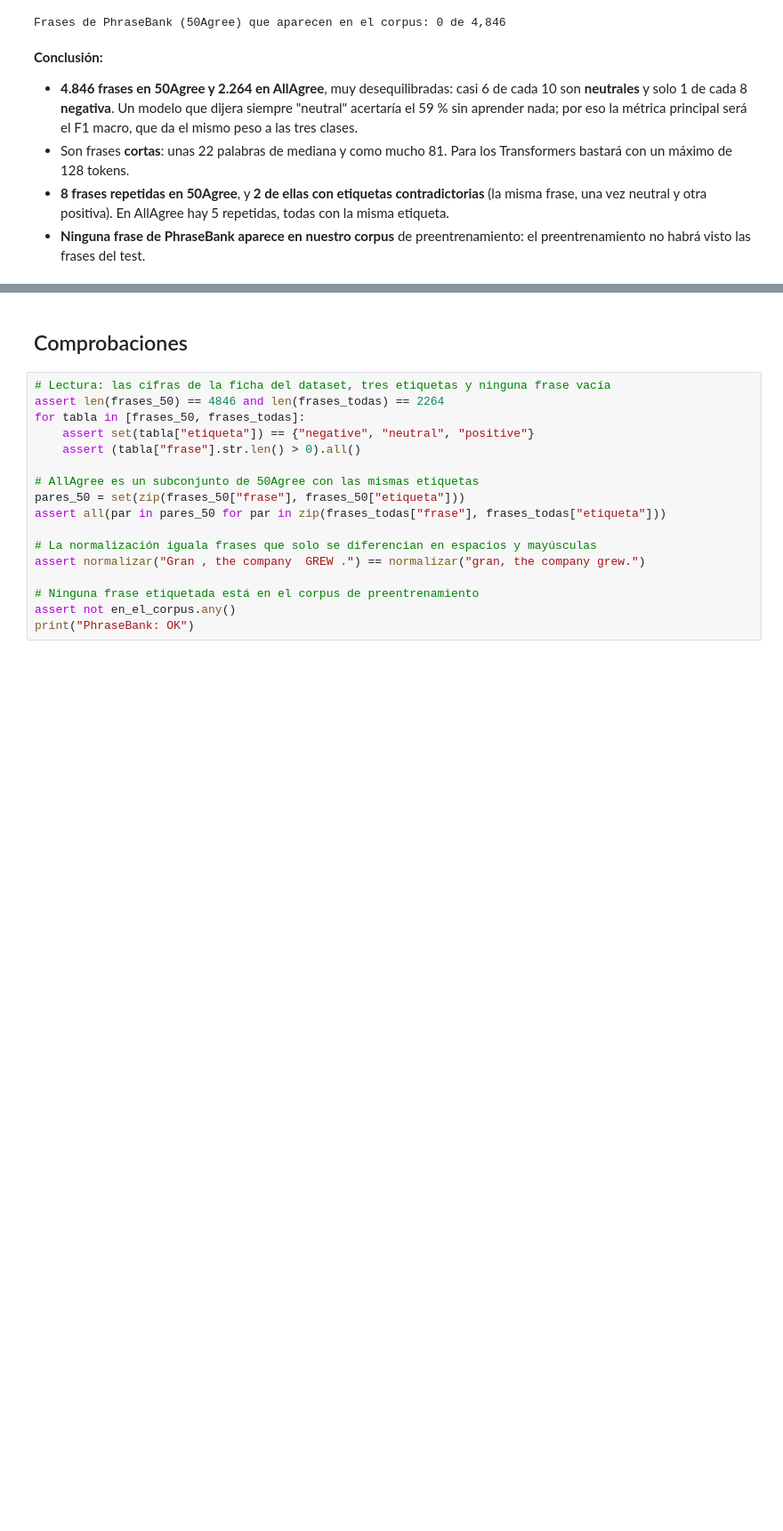
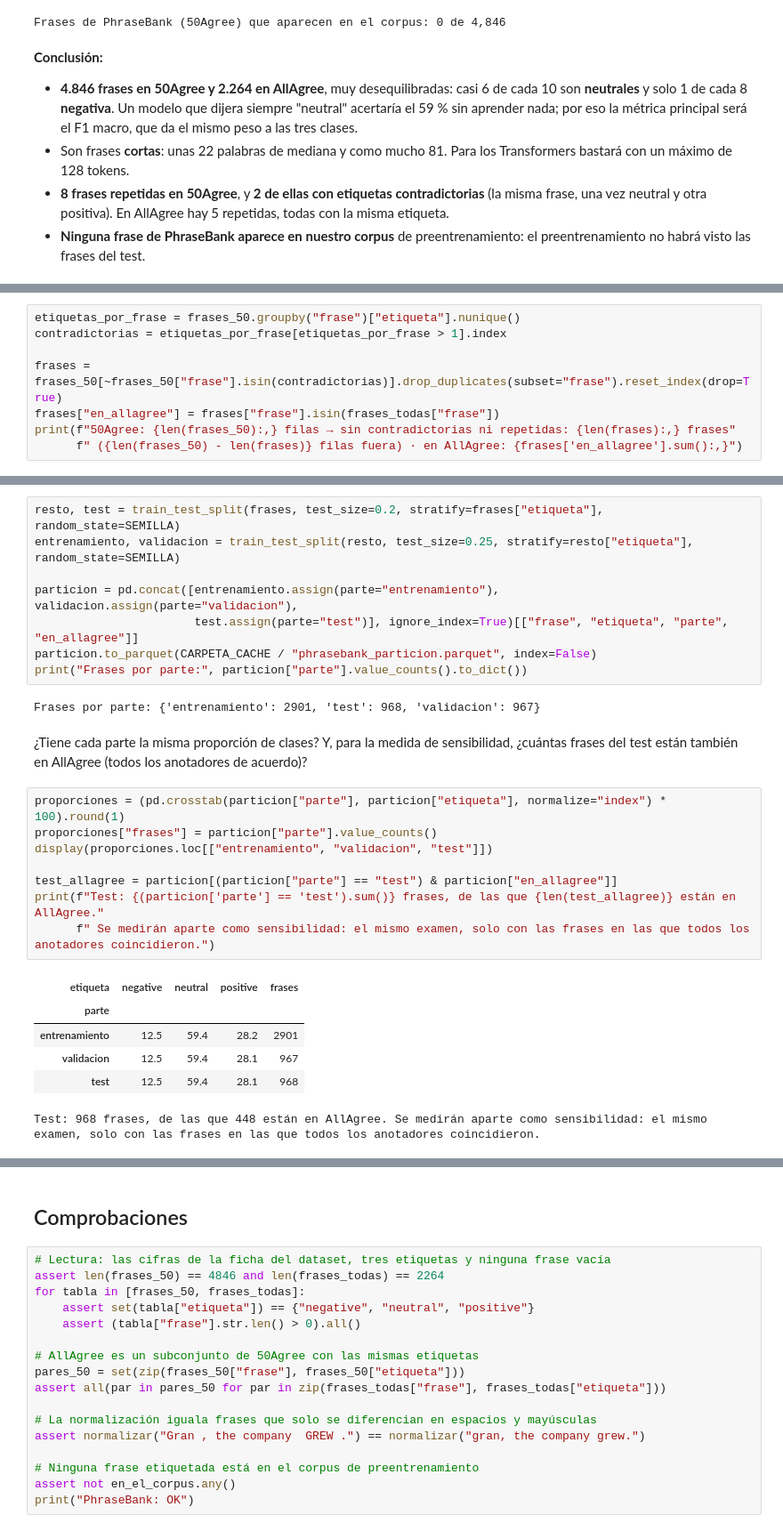
Before and after one commit to lucas-t-miguel/Screener-eeuu, a Jupyter notebook: 07_modelos_sentimiento.ipynb, the cells around one changed output, grey strips where cells are left out. Shown at 89% size. Cells and saved outputs as stored; diff of their text form; blank space fills up the shorter version.

Commit message:
Notebook 07 paso 2: particion 60/20/20 de PhraseBank sin repetidas y referencia siempre neutral
Co-Authored-By: Claude Opus 5.5 <noreply@anthropic.com>

```diff
--- a/07_modelos_sentimiento.ipynb
+++ b/07_modelos_sentimiento.ipynb
@@ -182,0 +196,8 @@ Frases de PhraseBank (50Agree) que aparecen en el corpus: 0 de 4,846
+# %%
+etiquetas_por_frase = frases_50.groupby("frase")["etiqueta"].nunique()
+contradictorias = etiquetas_por_frase[etiquetas_por_frase > 1].index
+
+frases = frases_50[~frases_50["frase"].isin(contradictorias)].drop_duplicates(subset="frase").reset_index(drop=True)
+frases["en_allagree"] = frases["frase"].isin(frases_todas["frase"])
+print(f"50Agree: {len(frases_50):,} filas → sin contradictorias ni repetidas: {len(frases):,} frases"
+      f" ({len(frases_50) - len(frases)} filas fuera) · en AllAgree: {frases['en_allagree'].sum():,}")
@@ -182,0 +220,27 @@ Frases de PhraseBank (50Agree) que aparecen en el corpus: 0 de 4,846
+# %%
+resto, test = train_test_split(frases, test_size=0.2, stratify=frases["etiqueta"], random_state=SEMILLA)
+entrenamiento, validacion = train_test_split(resto, test_size=0.25, stratify=resto["etiqueta"], random_state=SEMILLA)
+
+particion = pd.concat([entrenamiento.assign(parte="entrenamiento"), validacion.assign(parte="validacion"),
+                       test.assign(parte="test")], ignore_index=True)[["frase", "etiqueta", "parte", "en_allagree"]]
+particion.to_parquet(CARPETA_CACHE / "phrasebank_particion.parquet", index=False)
+print("Frases por parte:", particion["parte"].value_counts().to_dict())
+# %% [output]
+Frases por parte: {'entrenamiento': 2901, 'test': 968, 'validacion': 967}
+# %% [markdown]
+¿Tiene cada parte la misma proporción de clases? Y, para la medida de sensibilidad, ¿cuántas frases del test están también en AllAgree (todos los anotadores de acuerdo)?
+# %%
+proporciones = (pd.crosstab(particion["parte"], particion["etiqueta"], normalize="index") * 100).round(1)
+proporciones["frases"] = particion["parte"].value_counts()
+display(proporciones.loc[["entrenamiento", "validacion", "test"]])
+
+test_allagree = particion[(particion["parte"] == "test") & particion["en_allagree"]]
+print(f"Test: {(particion['parte'] == 'test').sum()} frases, de las que {len(test_allagree)} están en AllAgree."
+      f" Se medirán aparte como sensibilidad: el mismo examen, solo con las frases en las que todos los anotadores coincidieron.")
+# %% [output]
+| etiqueta | negative | neutral | positive | frases |
+| parte |  |  |  |  |
+| entrenamiento | 12.5 | 59.4 | 28.2 | 2901 |
+| validacion | 12.5 | 59.4 | 28.1 | 967 |
+| test | 12.5 | 59.4 | 28.1 | 968 |
+Test: 968 frases, de las que 448 están en AllAgree. Se medirán aparte como sensibilidad: el mismo examen, solo con las frases en las que todos los anotadores coincidieron.
```
Also changed, not shown: parts of 9 cells of this notebook.
